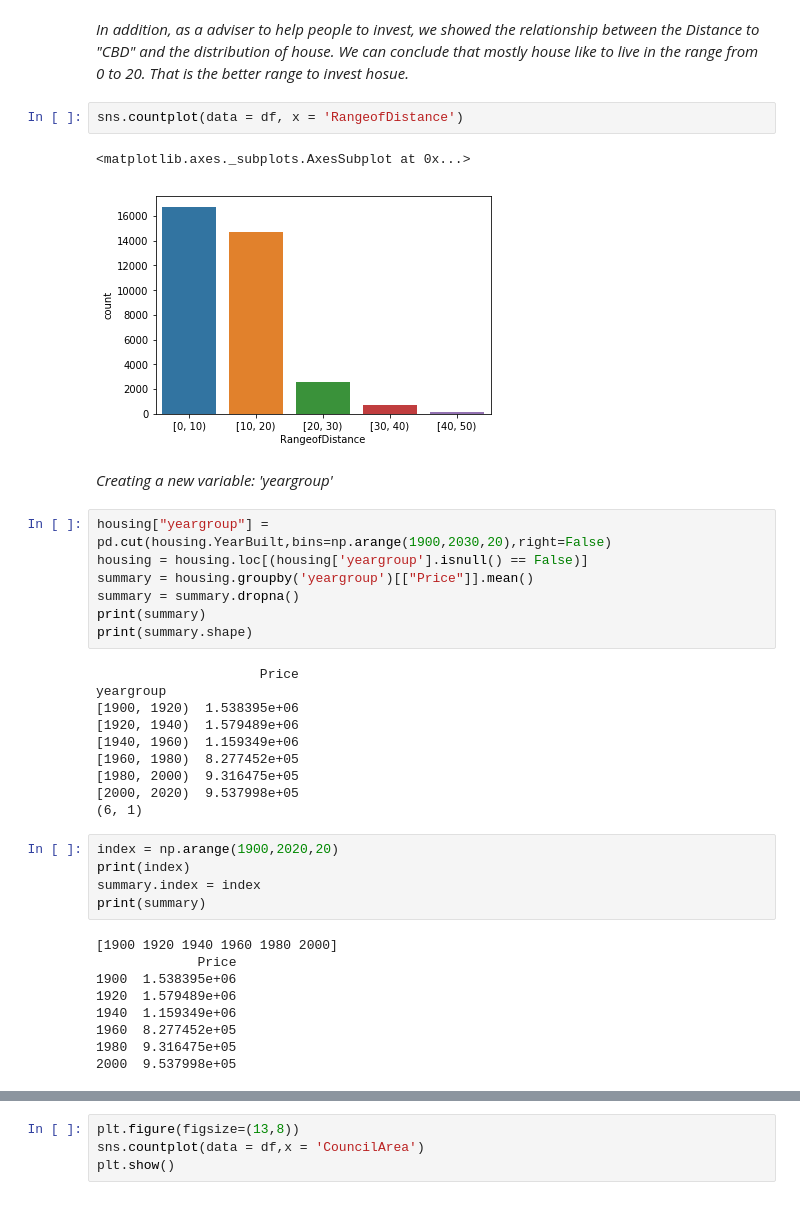
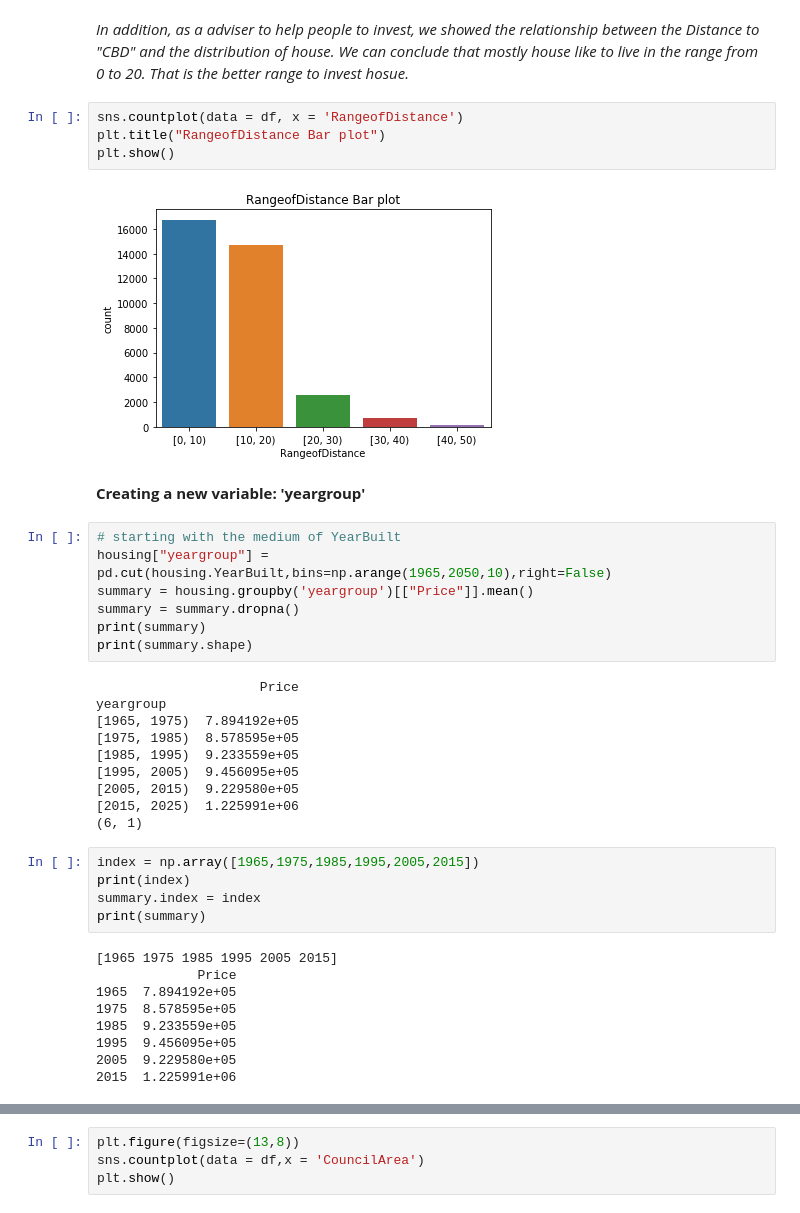
Before and after one commit to HuijunYan93/Data-Enthusiast, a Jupyter notebook: First Final Try.ipynb, the cells around one changed output, grey strips where cells are left out. Saved outputs shown, nothing was run; the diff lists cells and outputs as text.

```diff
--- a/First Final Try.ipynb
+++ b/First Final Try.ipynb
@@ -237,14 +252,15 @@ Name: Bathroom, dtype: float64
 _In addition, as a adviser to help people to invest, we showed the relationship between the Distance to "CBD" and the distribution of house. We can conclude that mostly house like to live in the range from 0 to 20. That is the better range to invest hosue._
 # %%
 sns.countplot(data = df, x = 'RangeofDistance')
+plt.title("RangeofDistance Bar plot")
+plt.show()
 # %% [output]
-<matplotlib.axes._subplots.AxesSubplot at 0x...>
-[figure, old version]
+[figure, new version]
 # %% [markdown]
-_Creating a new variable: 'yeargroup'_
+__Creating a new variable: 'yeargroup'__
 # %%
-housing["yeargroup"] = pd.cut(housing.YearBuilt,bins=np.arange(1900,2030,20),right=False)
-housing = housing.loc[(housing['yeargroup'].isnull() == False)]
+# starting with the medium of YearBuilt
+housing["yeargroup"] = pd.cut(housing.YearBuilt,bins=np.arange(1965,2050,10),right=False)
 summary = housing.groupby('yeargroup')[["Price"]].mean()
 summary = summary.dropna()
 print(summary)
@@ -252,27 +268,27 @@ print(summary.shape)
 # %% [output]
                      Price
 yeargroup
-[1900, 1920)  1.538395e+06
-[1920, 1940)  1.579489e+06
-[1940, 1960)  1.159349e+06
-[1960, 1980)  8.277452e+05
-[1980, 2000)  9.316475e+05
-[2000, 2020)  9.537998e+05
+[1965, 1975)  7.894192e+05
+[1975, 1985)  8.578595e+05
+[1985, 1995)  9.233559e+05
+[1995, 2005)  9.456095e+05
+[2005, 2015)  9.229580e+05
+[2015, 2025)  1.225991e+06
 (6, 1)
 # %%
-index = np.arange(1900,2020,20)
+index = np.array([1965,1975,1985,1995,2005,2015])
 print(index)
 summary.index = index
 print(summary)
 # %% [output]
-[1900 1920 1940 1960 1980 2000]
+[1965 1975 1985 1995 2005 2015]
              Price
-1900  1.538395e+06
-1920  1.579489e+06
-1940  1.159349e+06
-1960  8.277452e+05
-1980  9.316475e+05
-2000  9.537998e+05
+1965  7.894192e+05
+1975  8.578595e+05
+1985  9.233559e+05
+1995  9.456095e+05
+2005  9.229580e+05
+2015  1.225991e+06
 # %%
 plt.plot(summary)
 plt.title("Line plot of Price by year")
```
Also changed, not shown: parts of 58 cells of this notebook.
